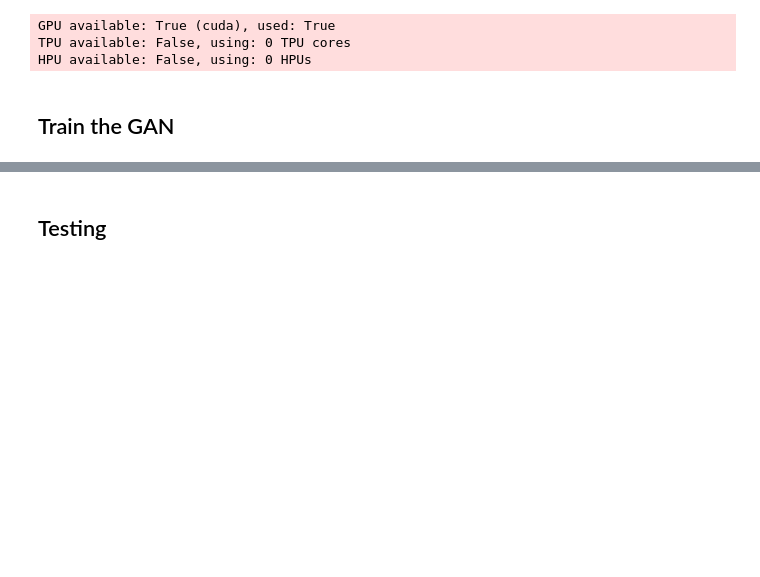
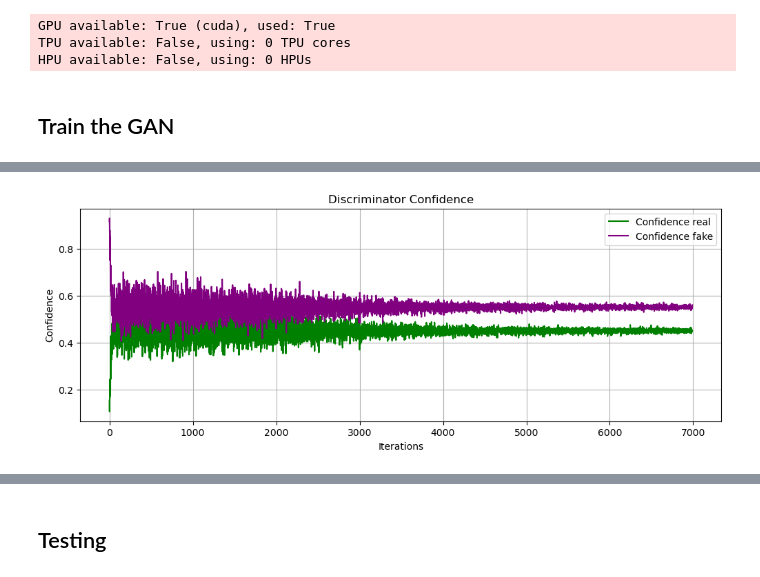
Before and after one commit to Ultimi-Sumiti/GAN_Music_Generator, a Jupyter notebook: train_model_v2.ipynb, the cells around one changed output, grey strips where cells are left out. Saved outputs shown, nothing was run; the diff lists cells and outputs as text; code cells hidden in the pictures; blank space fills up the shorter version.

```diff
--- a/train_model_v2.ipynb
+++ b/train_model_v2.ipynb
@@ -197 +198,14 @@ plt.savefig("losses.pdf")
+# %%
+# Save discriminator confidence.
+plt.figure(figsize=(12, 4))
+plt.plot(loss_tracker.conf_real, label="Confidence real", color="green")
+plt.plot(loss_tracker.conf_fake, label="Confidence fake", color="purple")
+plt.xlabel("Iterations")
+plt.ylabel("Confidence")
+plt.title("Discriminator Confidence")
+plt.legend()
+plt.grid(True)
+plt.savefig("confidence.pdf")
+# %% [output]
+[figure, added]
 # %%
```
Also changed, not shown: parts of 11 cells of this notebook, 2 other files.
